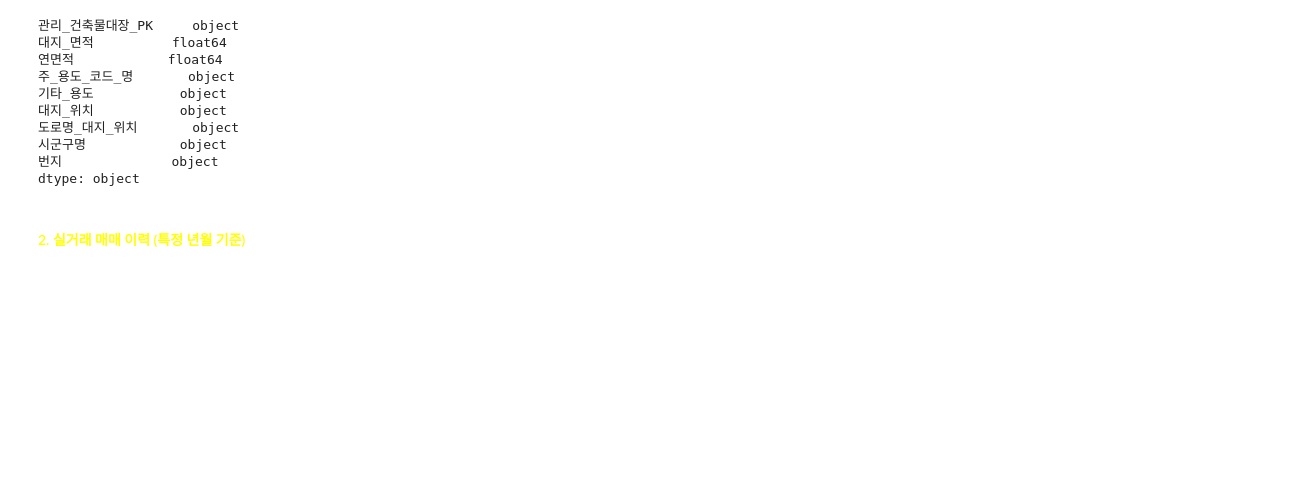
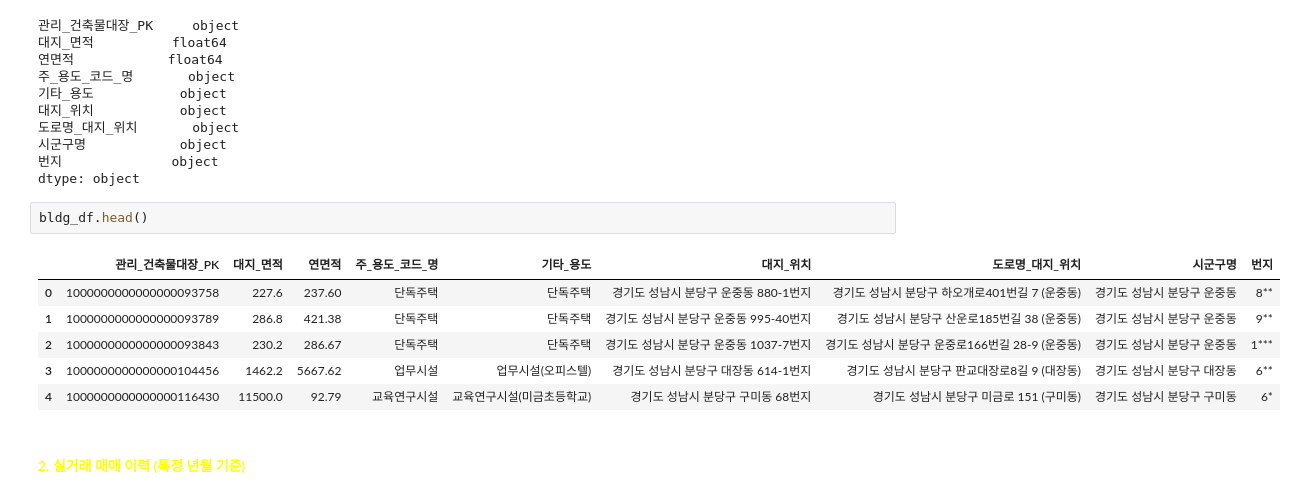
Before and after one commit to sbcho21/landata, a Jupyter notebook: notebooks/bundang.ipynb, the cells around one changed output. Drawn from its saved outputs; the diff is of its cells as text; blank space fills up the shorter version.

```diff
--- a/notebooks/bundang.ipynb
+++ b/notebooks/bundang.ipynb
@@ -141,6 +170,15 @@ bldg_df.dtypes
 시군구명            object
 번지              object
 dtype: object
+# %%
+bldg_df.head()
+# %% [output]
+|  | 관리_건축물대장_PK | 대지_면적 | 연면적 | 주_용도_코드_명 | 기타_용도 | 대지_위치 | 도로명_대지_위치 | 시군구명 | 번지 |
+| 0 | 1000000000000000093758 | 227.6 | 237.60 | 단독주택 | 단독주택 | 경기도 성남시 분당구 운중동 880-1번지 | 경기도 성남시 분당구 하오개로401번길 7 (운중동) | 경기도 성남시 분당구 운중동 | 8** |
+| 1 | 1000000000000000093789 | 286.8 | 421.38 | 단독주택 | 단독주택 | 경기도 성남시 분당구 운중동 995-40번지 | 경기도 성남시 분당구 산운로185번길 38 (운중동) | 경기도 성남시 분당구 운중동 | 9** |
+| 2 | 1000000000000000093843 | 230.2 | 286.67 | 단독주택 | 단독주택 | 경기도 성남시 분당구 운중동 1037-7번지 | 경기도 성남시 분당구 운중로166번길 28-9 (운중동) | 경기도 성남시 분당구 운중동 | 1*** |
+| 3 | 1000000000000000104456 | 1462.2 | 5667.62 | 업무시설 | 업무시설(오피스텔) | 경기도 성남시 분당구 대장동 614-1번지 | 경기도 성남시 분당구 판교대장로8길 9 (대장동) | 경기도 성남시 분당구 대장동 | 6** |
+| 4 | 1000000000000000116430 | 11500.0 | 92.79 | 교육연구시설 | 교육연구시설(미금초등학교) | 경기도 성남시 분당구 구미동 68번지 | 경기도 성남시 분당구 미금로 151 (구미동) | 경기도 성남시 분당구 구미동 | 6* |
 # %% [markdown]
 #### <span style="color:yellow">2. 실거래 매매 이력 (특정 년월 기준)</span>
 # %%
```
Also changed, not shown: parts of 5 cells of this notebook, 2 other files.
